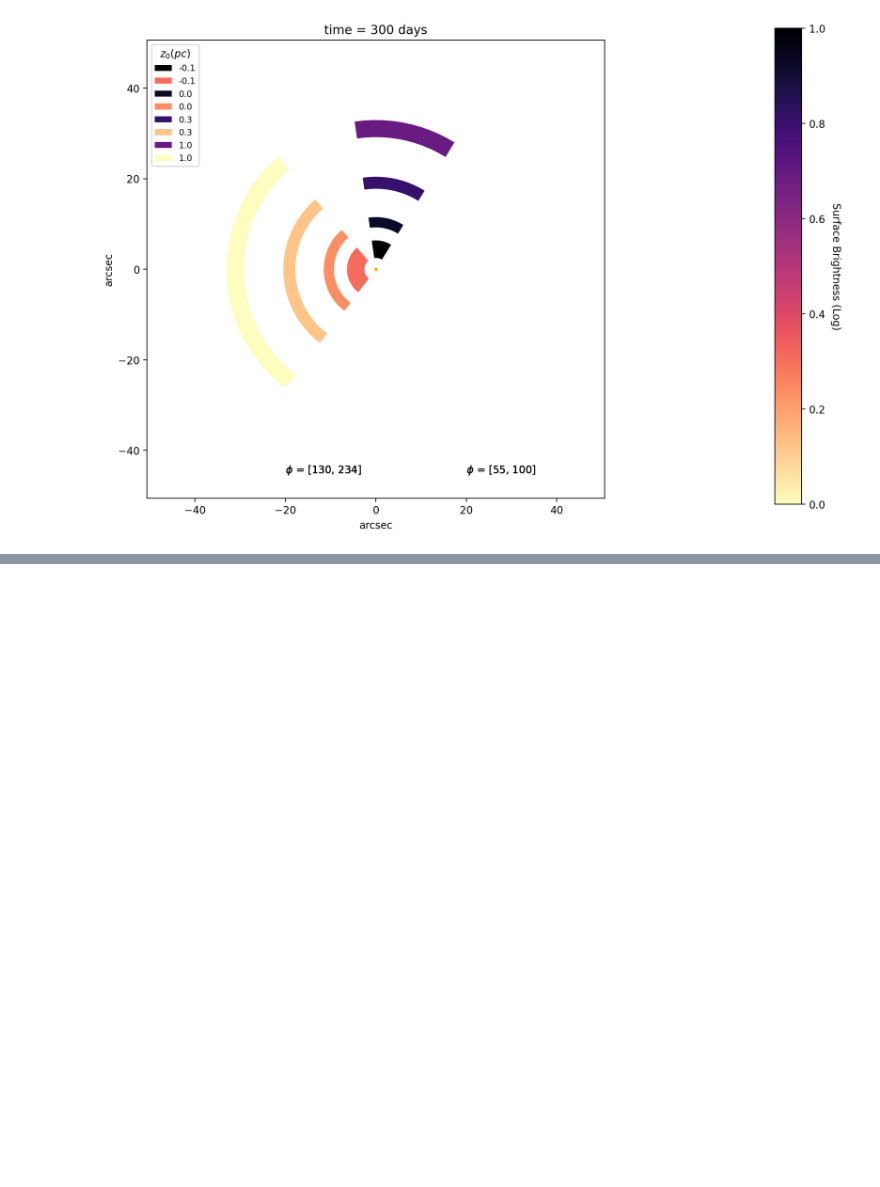
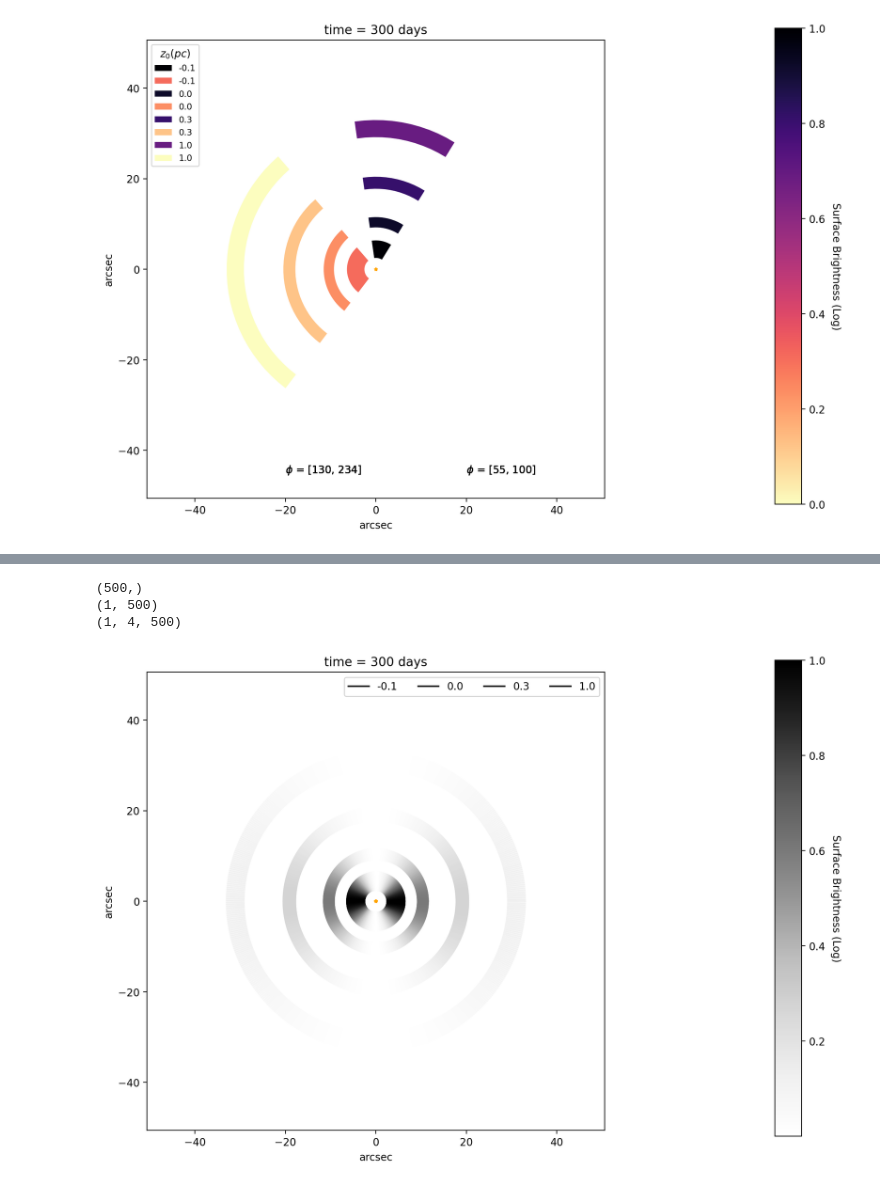
Before and after one commit to taceroc/light_echo_modeling, a Jupyter notebook: LE_pw_density_func.ipynb, the cells around one changed output, grey strips where cells are left out. Cells and saved outputs as stored; diff of their text form; code cells hidden in the pictures; blank space fills up the shorter version.

```diff
--- a/LE_pw_density_func.ipynb
+++ b/LE_pw_density_func.ipynb
@@ -658,0 +1189,7 @@ plt.show()
+# %%
+surface, Nd = final_plot(300, phi_min = 0, phi_max = 2 * np.pi, func = np.cos, k = 2)
+# %% [output]
+(500,)
+(1, 500)
+(1, 4, 500)
+[figure, added]
```
Also changed, not shown: parts of 16 cells of this notebook.
